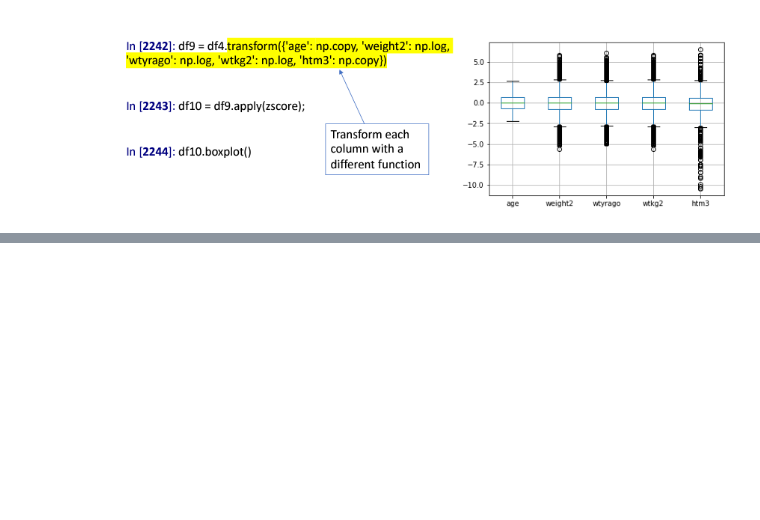
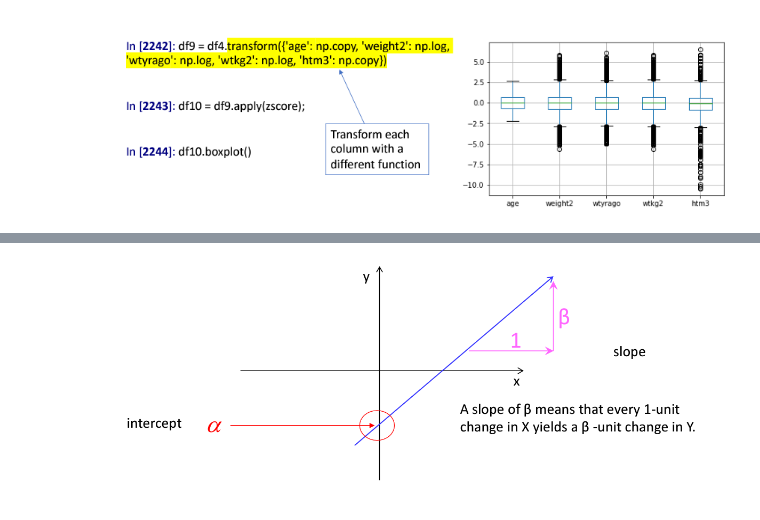
Before and after one commit to retrouvm/Code-Practice, a Jupyter notebook: Data_Science/lectures/lecture17.ipynb, the cells around one changed output, grey strips where cells are left out. Drawn from its saved outputs; the diff is of its cells as text; code cells hidden in the pictures; blank space fills up the shorter version.

```diff
--- a/Data_Science/lectures/lecture17.ipynb
+++ b/Data_Science/lectures/lecture17.ipynb
@@ -83,0 +114,4 @@ Image(filename=r"C:\Users\rmani\OneDrive\Pictures\transform.png")
+# %%
+Image(filename=r"C:\Users\rmani\OneDrive\Pictures\slope.png")
+# %% [output]
+[figure, added]
```
Also changed, not shown: parts of 8 cells of this notebook, 1 other file.
